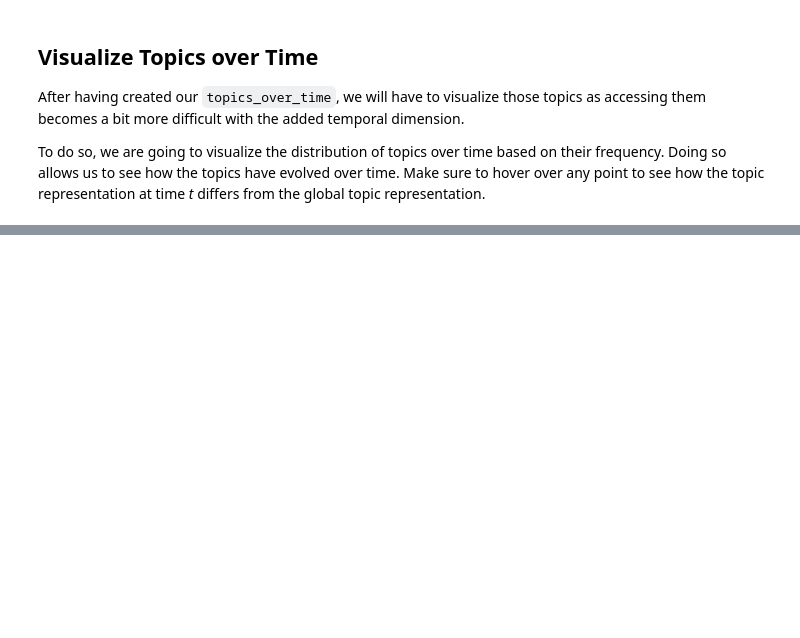
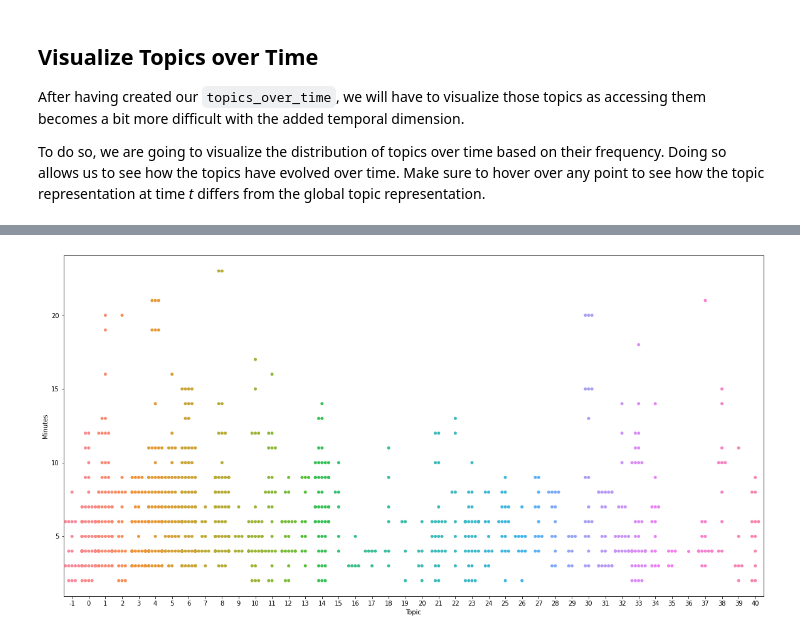
Before and after one commit to sejaldua/digesting-the-digest, a Jupyter notebook: BERTopic_DTM.ipynb, the cells around one changed output, grey strips where cells are left out. Cells and saved outputs as stored; diff of their text form; code cells hidden in the pictures; blank space fills up the shorter version.

```diff
--- a/BERTopic_DTM.ipynb
+++ b/BERTopic_DTM.ipynb
@@ -150,0 +182,3 @@ topic_model.visualize_barchart(top_n_topics=9, n_words=5, height=800)
+# %%
+df['Topic'] = df['Title'].apply(lambda x: topic_model.find_topics(x)[0][0])
+df.head()
@@ -150,0 +192,8 @@ topic_model.visualize_barchart(top_n_topics=9, n_words=5, height=800)
+# %%
+mini_df = df.iloc[:1000]
+import seaborn as sns
+import matplotlib.pyplot as plt
+fig = plt.figure(figsize=(20,10))
+ax = sns.swarmplot(data=mini_df, x='Topic', y='Minutes');
+# %% [output]
+[figure, added]
```
Also changed, not shown: parts of 11 cells of this notebook.
